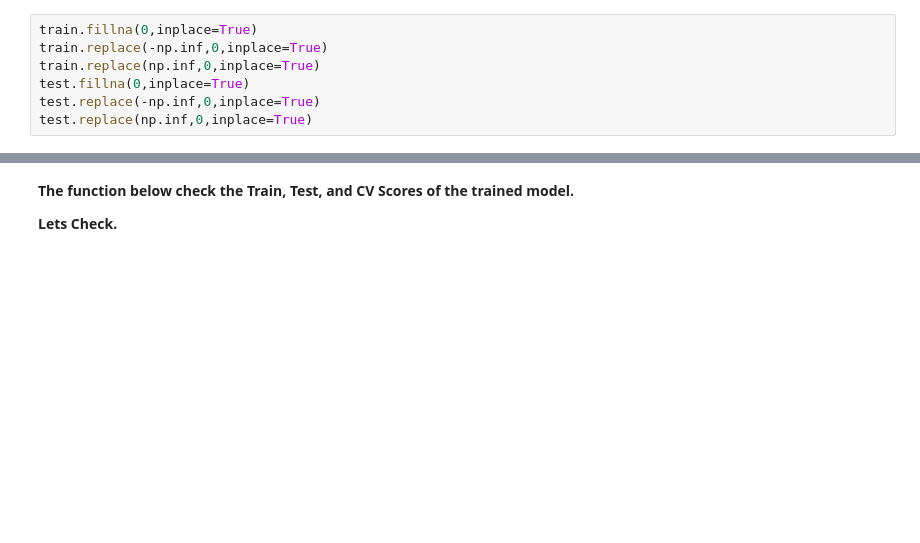
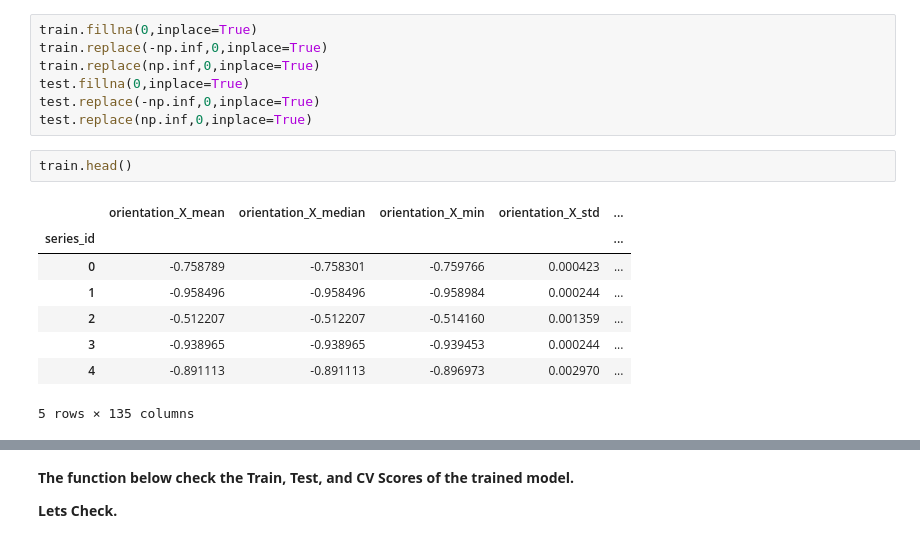
Before and after one commit to gonultasbu/kaggle_careercon_2019, a Jupyter notebook: sci_1.ipynb, the cells around one changed output, grey strips where cells are left out. Drawn from its saved outputs; the diff is of its cells as text; blank space fills up the shorter version.

```diff
--- a/sci_1.ipynb
+++ b/sci_1.ipynb
@@ -556,3 +602,14 @@ train.replace(np.inf,0,inplace=True)
 test.fillna(0,inplace=True)
 test.replace(-np.inf,0,inplace=True)
 test.replace(np.inf,0,inplace=True)
+# %%
+train.head()
+# %% [output]
+|  | orientation_X_mean | orientation_X_median | orientation_X_min | orientation_X_std | ... |
+| series_id |  |  |  |  | ... |
+| 0 | -0.758789 | -0.758301 | -0.759766 | 0.000423 | ... |
+| 1 | -0.958496 | -0.958496 | -0.958984 | 0.000244 | ... |
+| 2 | -0.512207 | -0.512207 | -0.514160 | 0.001359 | ... |
+| 3 | -0.938965 | -0.938965 | -0.939453 | 0.000244 | ... |
+| 4 | -0.891113 | -0.891113 | -0.896973 | 0.002970 | ... |
+5 rows × 135 columns
```
Also changed, not shown: parts of 27 cells of this notebook, 4 other files.
